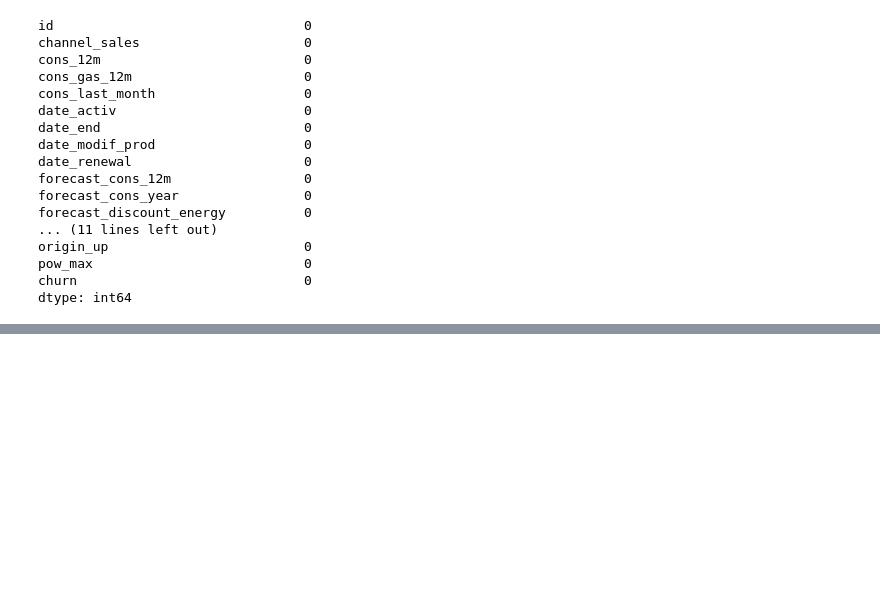
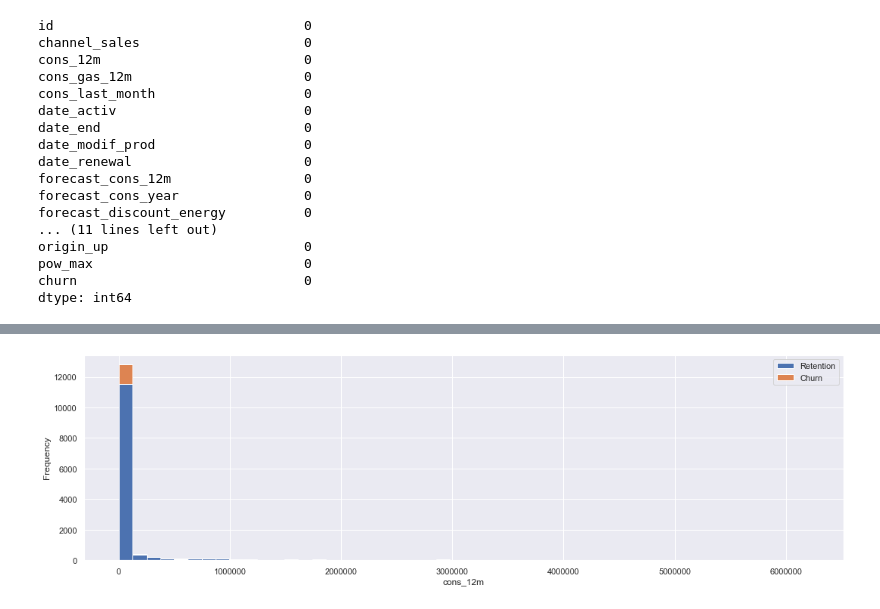
Before and after one commit to DOMINION-JOHN1/customer-churn-prediction, a Jupyter notebook: customer_churn_prediction_model.ipynb, the cells around one changed output, grey strips where cells are left out. Saved outputs shown, nothing was run; the diff lists cells and outputs as text; code cells hidden in the pictures; blank space fills up the shorter version.

```diff
--- a/customer_churn_prediction_model.ipynb
+++ b/customer_churn_prediction_model.ipynb
@@ -89,0 +210,8 @@ dtype: int64
+# %%
+consumption = df[['id', 'cons_12m', 'cons_gas_12m', 'cons_last_month', 'imp_cons', 'has_gas', 'churn']]
+
+fig, axs = plt.subplots(nrows=1, figsize=(18, 5))
+
+plot_distribution(consumption, 'cons_12m', axs)
+# %% [output]
+[figure, added]
```
Also changed, not shown: parts of 18 cells of this notebook.
